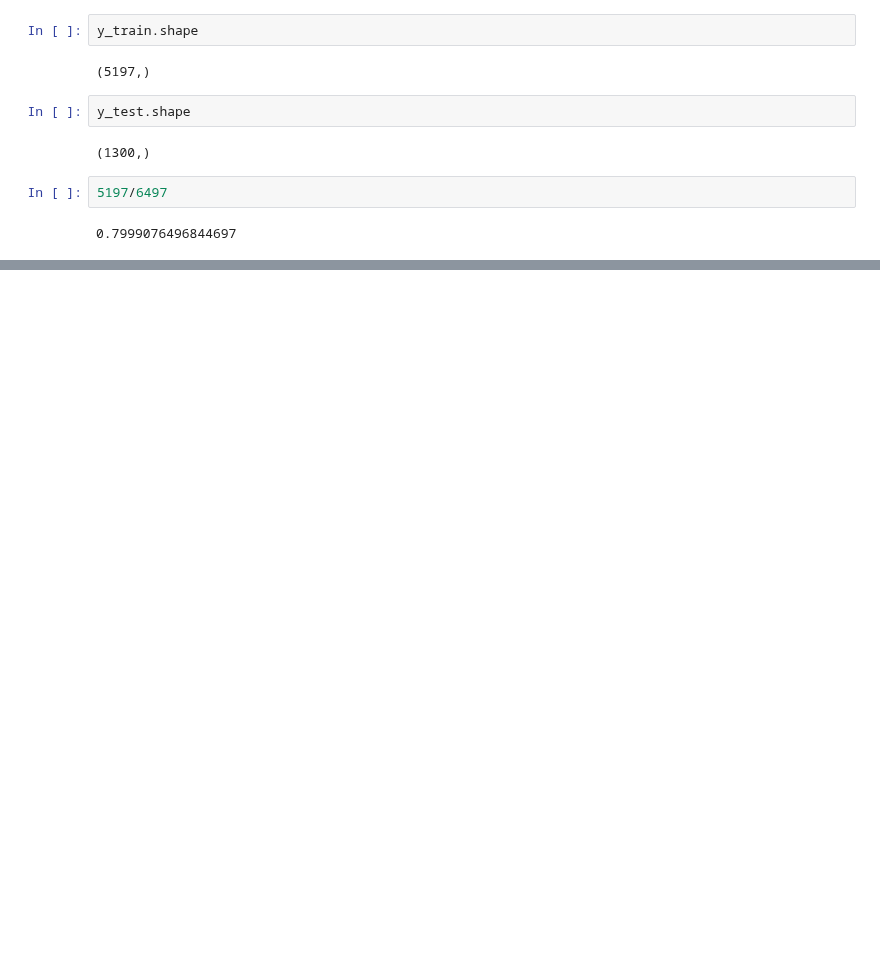
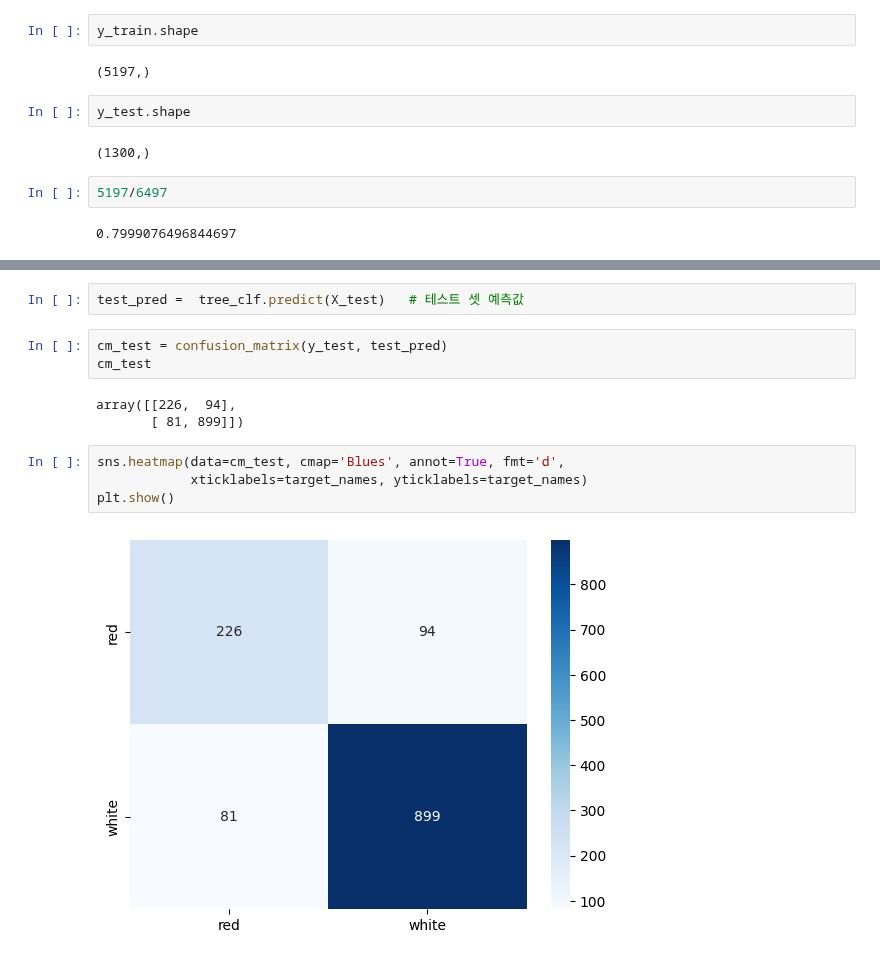
Before and after one commit to Sjleerodls/Data_Analysis, a Jupyter notebook: lab_da/ml10_decision_tree.ipynb, the cells around one changed output, grey strips where cells are left out. Saved outputs shown, nothing was run; the diff lists cells and outputs as text; blank space fills up the shorter version.

```diff
--- a/lab_da/ml10_decision_tree.ipynb
+++ b/lab_da/ml10_decision_tree.ipynb
@@ -127,0 +168,14 @@ y_test.shape
+# %%
+test_pred =  tree_clf.predict(X_test)   # 테스트 셋 예측값
+# %%
+cm_test = confusion_matrix(y_test, test_pred)
+cm_test
+# %% [output]
+array([[226,  94],
+       [ 81, 899]])
+# %%
+sns.heatmap(data=cm_test, cmap='Blues', annot=True, fmt='d',
+            xticklabels=target_names, yticklabels=target_names)
+plt.show()
+# %% [output]
+[figure, added]
```
Also changed, not shown: parts of 15 cells of this notebook.
